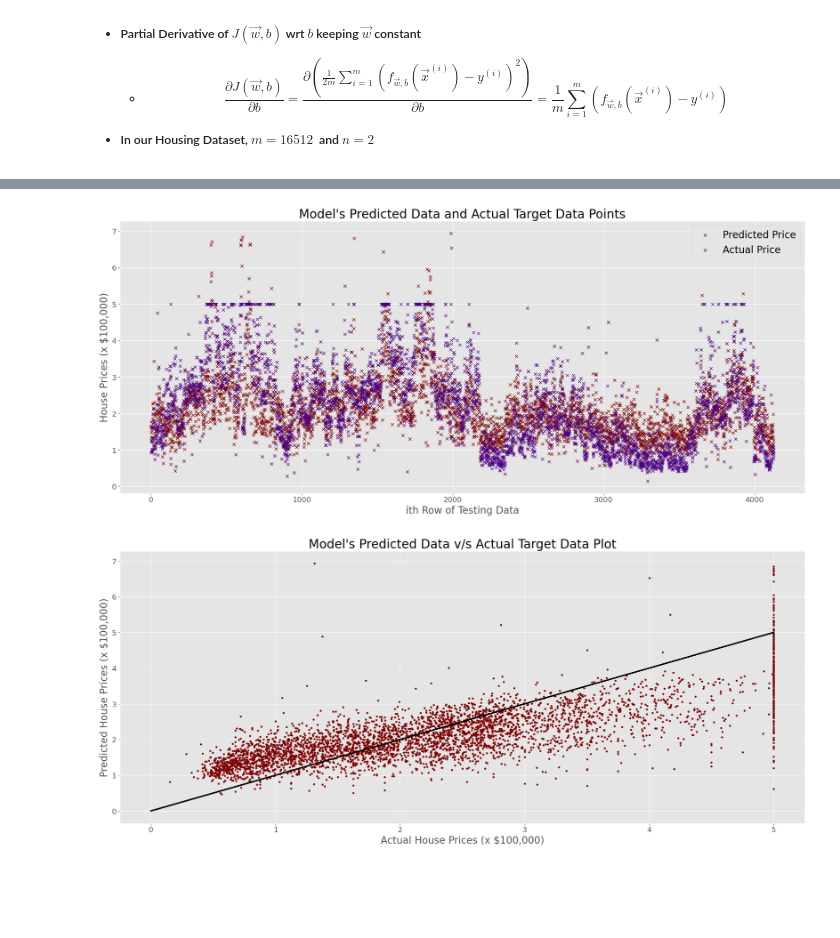
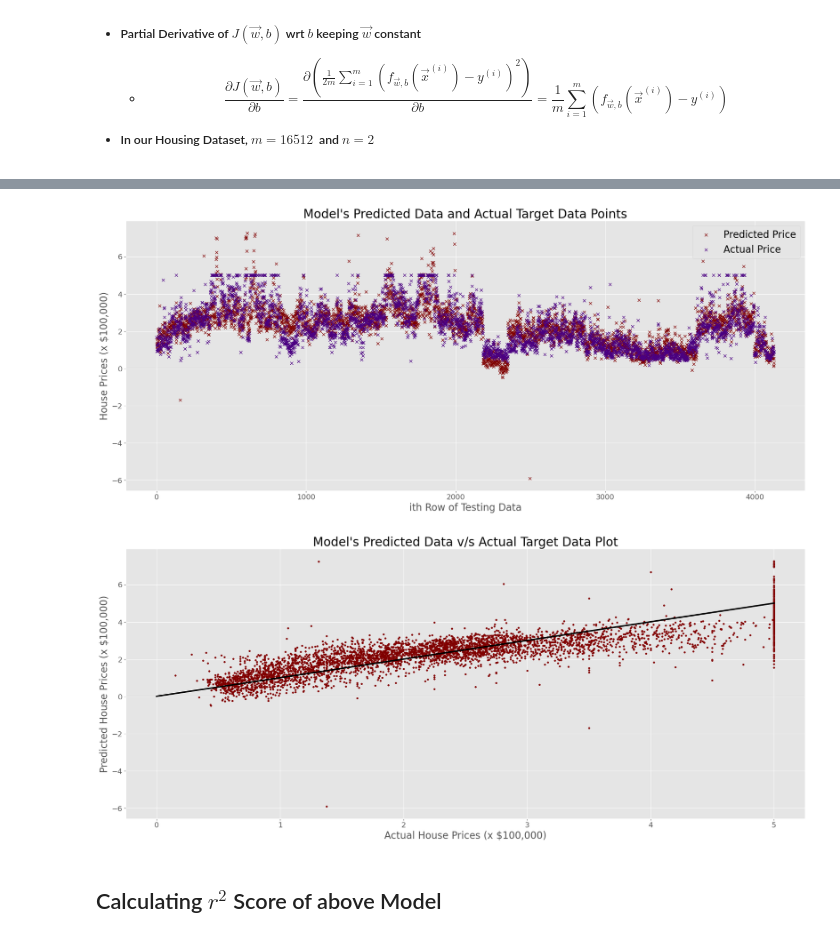
Before and after one commit to Gaurav-Kushwaha-1225/Machine-Learning, a Jupyter notebook: Supervised Models/Regression/Multiple Linear Regression.ipynb, the cells around one changed output, grey strips where cells are left out. Saved outputs shown, nothing was run; the diff lists cells and outputs as text; code cells hidden in the pictures; blank space fills up the shorter version.

```diff
--- a/Supervised Models/Regression/Multiple Linear Regression.ipynb
+++ b/Supervised Models/Regression/Multiple Linear Regression.ipynb
@@ -263,12 +243,15 @@ testing_data
 - In our Housing Dataset, $m = 16512~$ and $n = 2$
 </h5>
 # %%
+from sklearn.preprocessing import StandardScaler
+
 # m is no. of training examples
 m = training_rows
 
 # Defing x and y
-x = training_data[['MedInc', 'HouseAge']].to_numpy()
-y = training_data['TargetHouseVal'].to_numpy()
+scaler = StandardScaler()
+x = scaler.fit_transform(training_data[['MedInc', 'HouseAge', 'AveRooms','AveBedrms', 'Population', 'AveOccup', 'Latitude', 'Longitude']].to_numpy(dtype=np.float64))
+y = training_data['TargetHouseVal'].to_numpy(dtype=np.float64)
 y = y.reshape(-1, 1)
 
 # Defining Cost Function
@@ -365,17 +298,17 @@ plt.show()
 # %%
 # Total no. of Iterations
-iterations = 1000
+iterations = 10000
 
 # Defining Alpha or Learning Rate
-alpha = 0.001
+alpha = 0.01
 
 # Setting up initial values of w and b
-w, b = np.zeros(2), 0
+w, b = np.zeros(8), 0
 
 ## Cost Function Values for Plotting
-costs = np.zeros(1000)
+costs = np.zeros(10000)
 
-while (iterations != 0):
+for i in range(iterations):
     # Updating w and b
     temp_w = np.array([PartialDerivative_J_wi(w, b, j) for j in range(len(w))])
     temp_b = PartialDerivative_J_b(w, b)
@@ -383,15 +316,15 @@ while (iterations != 0):
     b -= alpha * temp_b
 
     # Calculating current Cost
-    costs[1000 - iterations] = Cost_Function(w, b)
+    costs[i] = Cost_Function(w, b)
 
-    # Updating iterations Done
-    if (iterations % 100 == 0):
-        print(f"Iteration {iterations}: w1 - {w[0]}, w2 - {w[1]}, b - {b}, J(w, b) - {costs[1000 - iterations]}")
-    iterations-=1
+    # Print progress every 1000 iterations
+    if (i % 1000 == 0):
+        print(f"Iteration {i}: w - {w}, b - {b}, J(w, b) - {costs[i]}")
+
 
 print("Done. \nParameters value found for the best fit Linear Regression Line.")
-print(f"Final values for w1 - {w[0]}, w2 - {w[1]}, b - {b}\n")
+print(f"Final values for w - {w}, b - {b}\n")
 
 ## Ploting Cost Function J v/s No. of Iterations
 plt.style.use("ggplot")
@@ -401,6 +334,6 @@ plt.ylabel("Cost Function J", fontdict = {"fontsize": 15, "fontname": "Sans Seri
 plt.xticks(fontsize=10)
 plt.yticks(fontsize=10)
 plt.title("Cost Function J v/s No. of Iterations", fontdict = {"fontsize": 20, "weight": "medium", "fontname": "Sans Serif"})
-plt.plot(np.arange(1, 1001, 1), costs, alpha = 1, linestyle = 'solid', linewidth = 2, color = 'indigo')
+plt.plot(np.arange(1, 10001, 1), costs, alpha = 1, linestyle = 'solid', linewidth = 2, color = 'indigo')
 plt.show()
 # %% [output]
@@ -421,33 +358,35 @@ Final values for w1 - 0.40617208053655346, w2 - 0.015661082662058987, b - 0.0309
 # %%
+# Normalize the testing data
+x_test = scaler.transform(testing_data[['MedInc', 'HouseAge', 'AveRooms','AveBedrms', 'Population', 'AveOccup', 'Latitude', 'Longitude']].to_numpy(dtype=np.float64))
+
 # Regression Line's Y data on Training Data Input Variable X
-predictions = np.array([(w[0] * i[0] + w[1] * i[1] + b) for i in testing_data.values])
+predictions = np.dot(x_test, w) + b
 
 # Plotting Traing and Testing Data for Visualisation Purpose
-## x = np.array(training_data['MedInc'])
-## y = np.array(training_data['HouseAge'])
 plt.figure(figsize=(25, 10), dpi=80)
 targetData = np.array(testing_data['TargetHouseVal'])
 
 plt.style.use("ggplot")
 plt.scatter(np.arange(1, 4129, 1), predictions, alpha = 1, linestyle = 'solid', linewidth = 1, marker = 'x', color = 'maroon')
 plt.scatter(np.arange(1, 4129, 1), targetData, alpha = 1, linestyle = 'solid', linewidth = 1, marker = 'x', color = 'indigo')
 plt.grid(True)
 plt.xlabel("ith Row of Testing Data", fontdict = {"fontsize": 20, "fontname": "Sans Serif"})
 plt.ylabel("House Prices (x $100,000)", fontdict = {"fontsize": 20, "fontname": "Sans Serif"})
 plt.xticks(fontsize=15)
 plt.yticks(fontsize=15)
 plt.title("Model's Predicted Data and Actual Target Data Points", fontdict = {"fontsize": 25, "weight": "medium", "fontname": "Sans Serif"})
 plt.legend(["Predicted Price", "Actual Price"], loc="upper right", prop={'size': 20})
 plt.show()
 # %% [output]
-[figure, old version]
+[figure, new version]
 # %%
+# Normalize the testing data
+x_test = scaler.transform(testing_data[['MedInc', 'HouseAge', 'AveRooms','AveBedrms', 'Population', 'AveOccup', 'Latitude', 'Longitude']].to_numpy(dtype=np.float64))
+
 # Regression Line's Y data on Training Data Input Variable X
-predictions = np.array([(w[0] * i[0] + w[1] * i[1] + b) for i in testing_data.values])
+predictions = np.dot(x_test, w) + b
 
 # Plotting Traing and Testing Data for Visualisation Purpose
-## x = np.array(training_data['MedInc'])
-## y = np.array(training_data['HouseAge'])
 plt.figure(figsize=(25, 10), dpi=80)
 targetData = np.array(testing_data['TargetHouseVal'])
 
@@ -462,7 +401,9 @@ plt.yticks(fontsize=15)
 plt.title("Model's Predicted Data v/s Actual Target Data Plot", fontdict = {"fontsize": 25, "weight": "medium", "fontname": "Sans Serif"})
 plt.show()
 # %% [output]
-[figure, old version]
+[figure, new version]
+# %% [markdown]
+## Calculating $r^2$ Score of above Model
 # %%
 from sklearn.metrics import r2_score
 r2_score(targetData, predictions)
```
Also changed, not shown: parts of 15 cells of this notebook.
